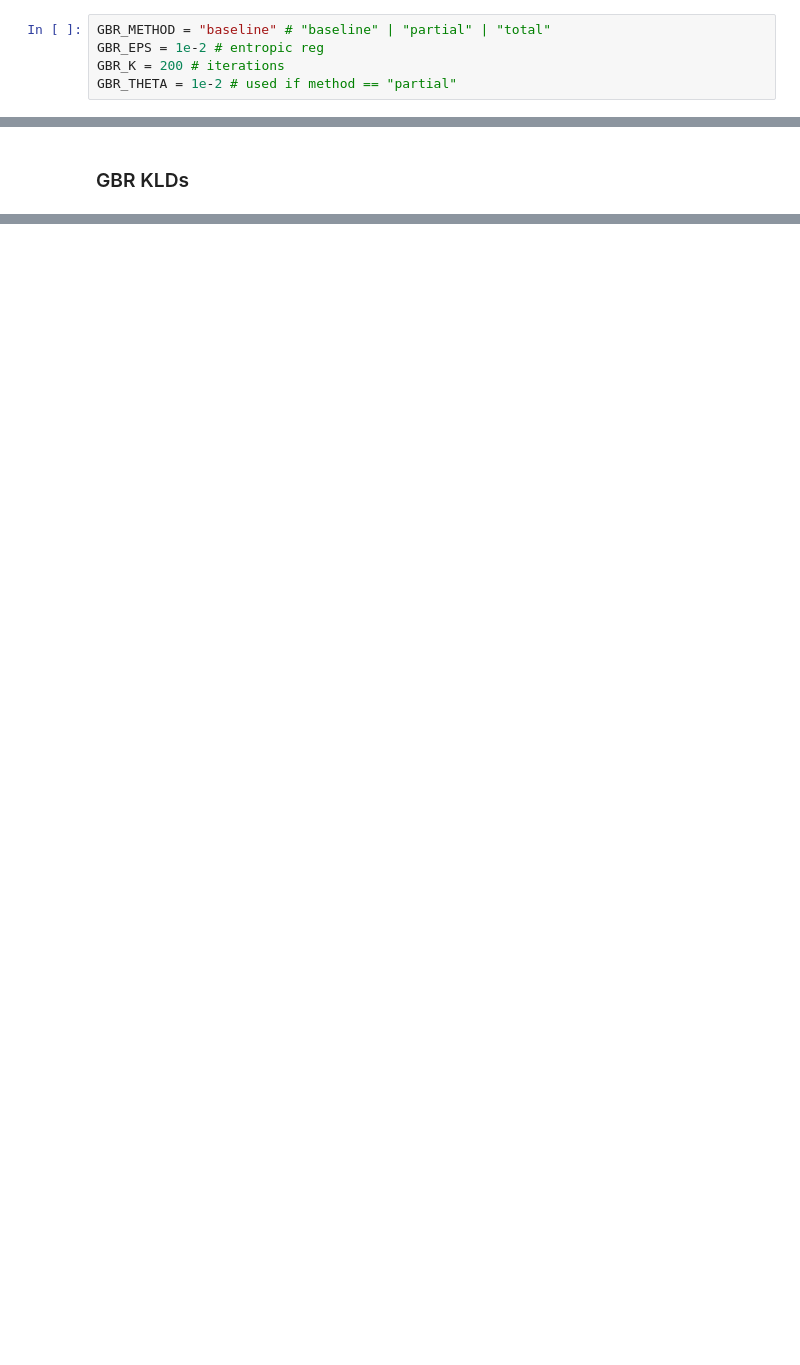
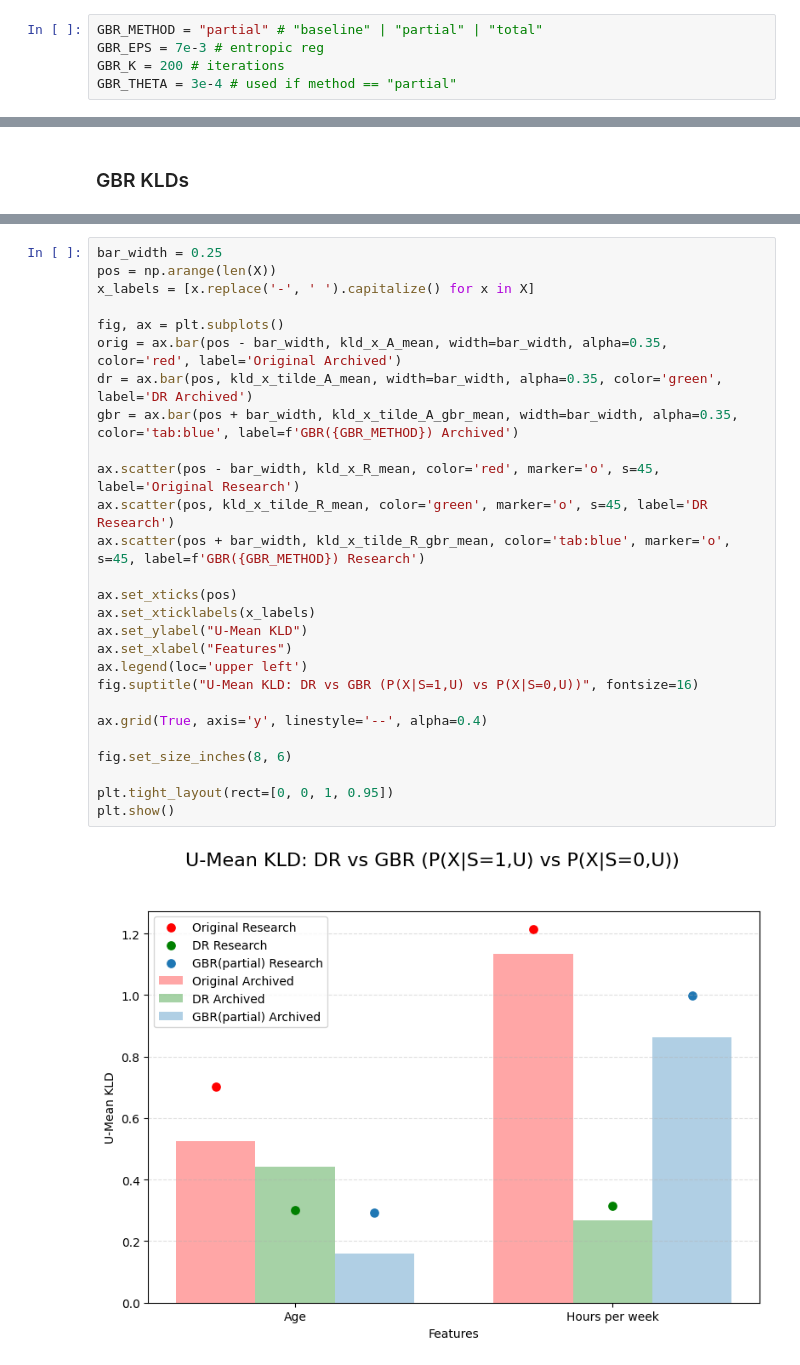
Before and after one commit to humancompatible/repair, a Jupyter notebook: examples/07_dr_gbr_comparison.ipynb, the cells around one changed output, grey strips where cells are left out. Drawn from its saved outputs; the diff is of its cells as text; blank space fills up the shorter version.

Commit message:
Added visualization of DR and GBR

```diff
--- a/examples/07_dr_gbr_comparison.ipynb
+++ b/examples/07_dr_gbr_comparison.ipynb
@@ -290,10 +290,10 @@ def apply_gamma(values, support, gamma):
 # %% [markdown]
 ### Choose GBR method & parameters
 # %%
-GBR_METHOD = "baseline" # "baseline" | "partial" | "total"
-GBR_EPS = 1e-2 # entropic reg
+GBR_METHOD = "partial" # "baseline" | "partial" | "total"
+GBR_EPS = 7e-3 # entropic reg
 GBR_K = 200 # iterations
-GBR_THETA = 1e-2 # used if method == "partial"
+GBR_THETA = 3e-4 # used if method == "partial"
 # %% [markdown]
 ### Build GBR-repaired X (archive & research)
 # %%
@@ -343,0 +346,29 @@ GBR - Research (repaired): [0.6030090739787185, 1.1717547481464807]
+# %%
+bar_width = 0.25
+pos = np.arange(len(X))
+x_labels = [x.replace('-', ' ').capitalize() for x in X]
+
+fig, ax = plt.subplots()
+orig = ax.bar(pos - bar_width, kld_x_A_mean, width=bar_width, alpha=0.35, color='red', label='Original Archived')
+dr = ax.bar(pos, kld_x_tilde_A_mean, width=bar_width, alpha=0.35, color='green', label='DR Archived')
+gbr = ax.bar(pos + bar_width, kld_x_tilde_A_gbr_mean, width=bar_width, alpha=0.35, color='tab:blue', label=f'GBR({GBR_METHOD}) Archived')
+
+ax.scatter(pos - bar_width, kld_x_R_mean, color='red', marker='o', s=45, label='Original Research')
+ax.scatter(pos, kld_x_tilde_R_mean, color='green', marker='o', s=45, label='DR Research')
+ax.scatter(pos + bar_width, kld_x_tilde_R_gbr_mean, color='tab:blue', marker='o', s=45, label=f'GBR({GBR_METHOD}) Research')
+
+ax.set_xticks(pos)
+ax.set_xticklabels(x_labels)
+ax.set_ylabel("U-Mean KLD")
+ax.set_xlabel("Features")
+ax.legend(loc='upper left')
+fig.suptitle("U-Mean KLD: DR vs GBR (P(X|S=1,U) vs P(X|S=0,U))", fontsize=16)
+
+ax.grid(True, axis='y', linestyle='--', alpha=0.4)
+
+fig.set_size_inches(8, 6)
+
+plt.tight_layout(rect=[0, 0, 1, 0.95])
+plt.show()
+# %% [output]
+[figure, added]
```
Also changed, not shown: parts of 4 cells of this notebook.
